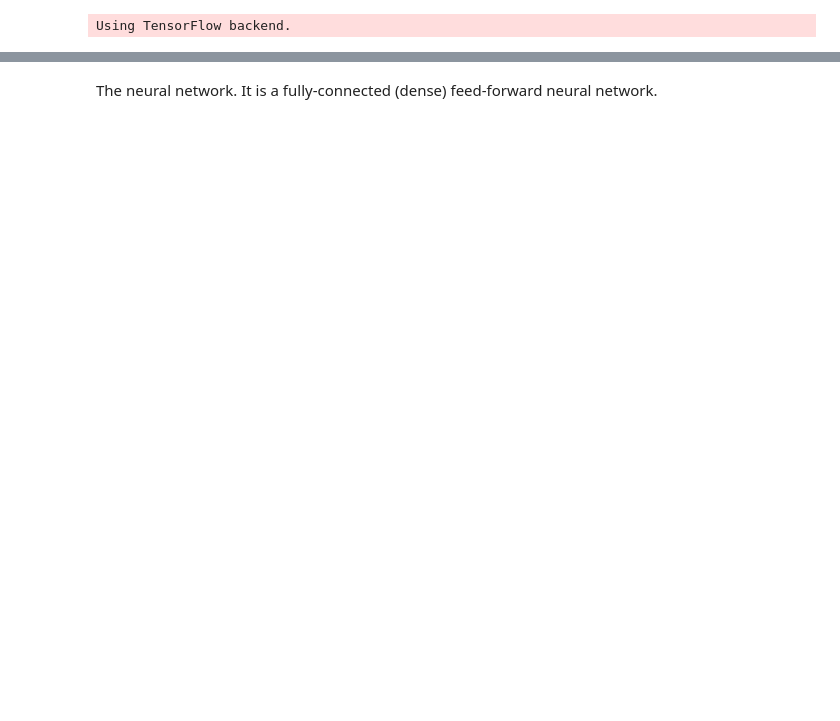
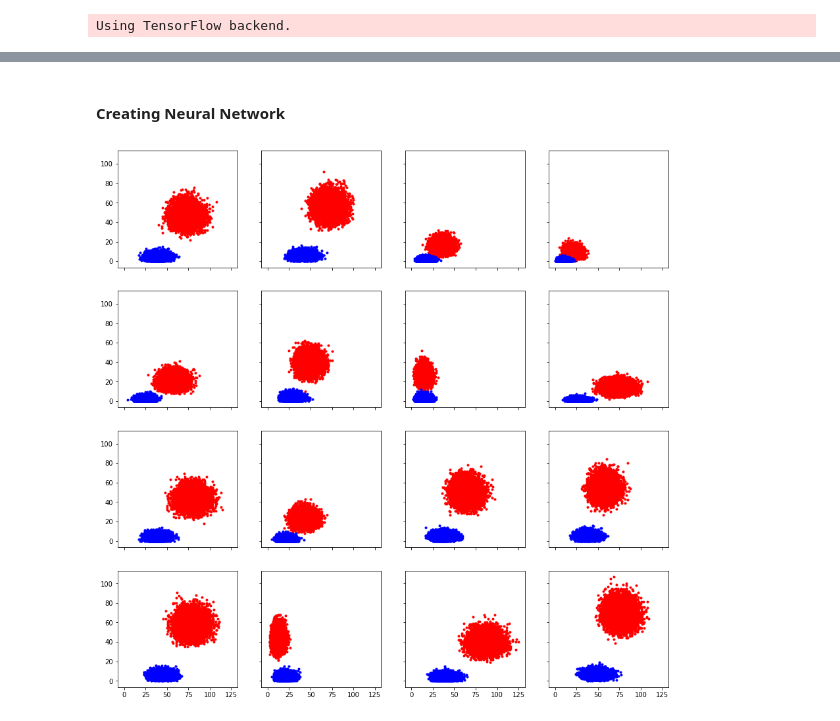
Before and after one commit to jfcrenshaw/halo, a Jupyter notebook: unfold_neural_network.ipynb, the cells around one changed output, grey strips where cells are left out. Saved outputs shown, nothing was run; the diff lists cells and outputs as text; code cells hidden in the pictures; blank space fills up the shorter version.

```diff
--- a/unfold_neural_network.ipynb
+++ b/unfold_neural_network.ipynb
@@ -144,0 +83,2 @@ Standardize the data. Many training algorithms behave poorly if the data isn't (
+# %% [markdown]
+#### Creating Neural Network
@@ -144,0 +90,24 @@ Standardize the data. Many training algorithms behave poorly if the data isn't (
+# %%
+# sample region
+min1n = 10
+max1n = int(Truth1n+3*np.sqrt(Truth1n)+0.5)
+min2n = 0
+max2n = int(Truth2n+3*np.sqrt(Truth2n)+0.5)
+
+# plot size
+x_max = int(max1n+7*np.sqrt(max1n)+0.5)
+y_max = int(max2n+7*np.sqrt(max2n)+0.5)
+
+# plot size for NN
+# (takes too much memory to do full size)
+NN_x_max = 70
+NN_y_max = 70
+
+# how many times we sample the 2D-poisson dist. at a given (1n,2n) truth value
+nsamples = 10000
+
+# HALO efficiency matrix
+M = effmatrix()
+
+xincr = max(int(max1n/NN_x_max+0.5),1)
+yincr = max(int(max2n/NN_y_max+0.5),1)
@@ -144,0 +149,14 @@ Standardize the data. Many training algorithms behave poorly if the data isn't (
+# %%
+fig, axs = plt.subplots(nrows=4, ncols=4, figsize=(15, 15), sharex=True, sharey=True, facecolor='w', edgecolor='k')
+fig.subplots_adjust(hspace = 0.2, wspace=0.2)
+
+axs = axs.ravel()
+
+for plot_ in range(16):
+
+    plot_num = np.random.randint(0,len(oneNtruth_set))
+
+    axs[plot_].scatter(oneNtruth_set[plot_num],twoNtruth_set[plot_num],c='r',marker='.',alpha=1)
+    axs[plot_].scatter(oneNobs_set[plot_num],twoNobs_set[plot_num],c='b',marker='.',alpha=1)
+# %% [output]
+[figure, added]
@@ -154,3 +196 @@ obs_set = scaler.transform(obs_set)
-# %% [markdown]
-The neural network. It is a fully-connected (dense) feed-forward neural network.
 # %%
```
Also changed, not shown: parts of 29 cells of this notebook, 3 other files.
